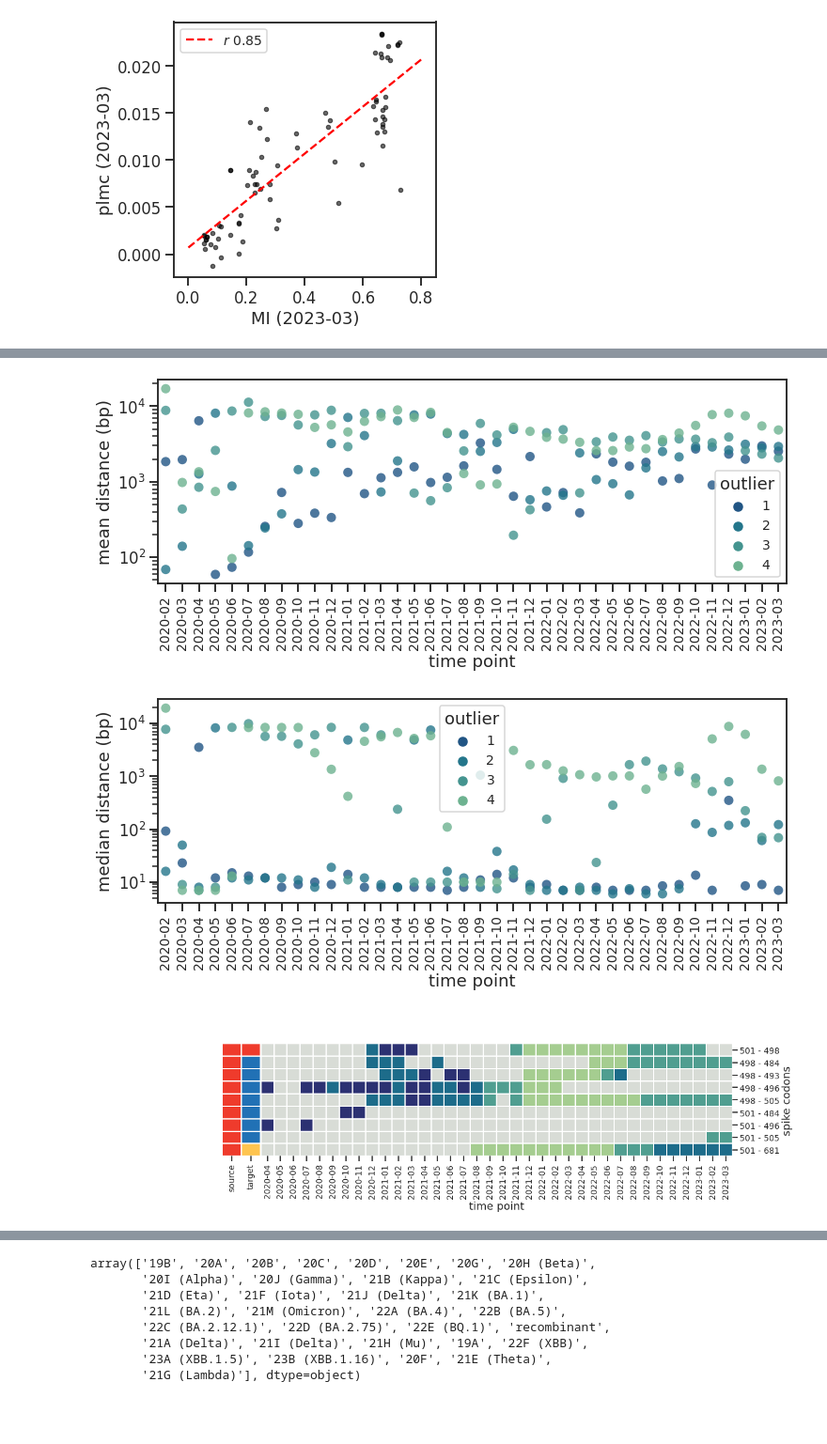
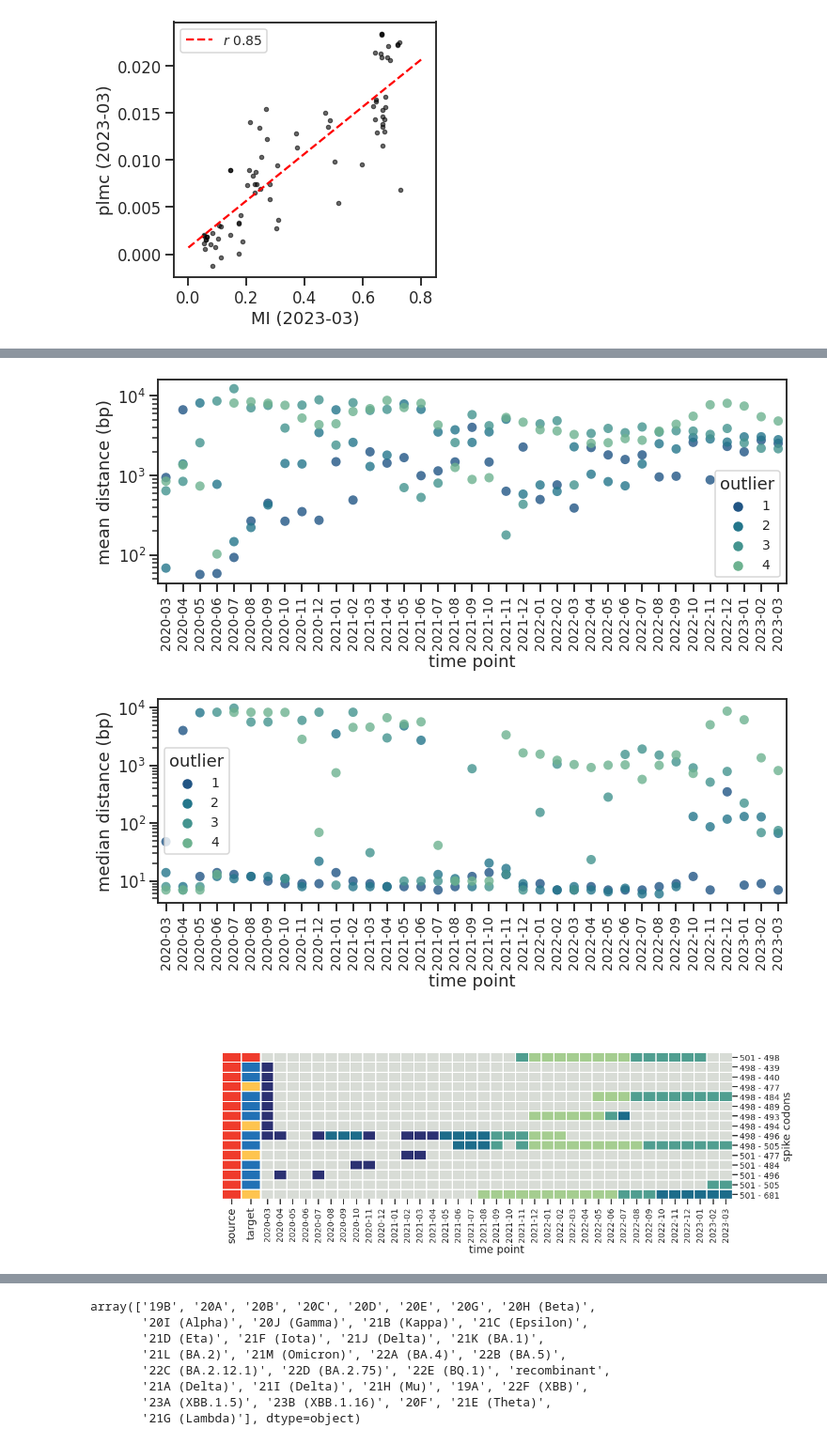
Before and after one commit to microbial-pangenomes-lab/2022_sarscov2_epistasis, a Jupyter notebook: notebooks/figure_3.ipynb, the cells around one changed output, grey strips where cells are left out. Shown at 94% size. Cells and saved outputs as stored; diff of their text form; code cells hidden in the pictures; blank space fills up the shorter version.

Commit message:
Figures updates

```diff
--- a/notebooks/figure_3.ipynb
+++ b/notebooks/figure_3.ipynb
@@ -89,10 +89,13 @@ no_time = read_mi(f'../out/time-subsets-notime/2023-03/mi_annotated.tsv.gz',
                   date=True)
 # %%
 df = []
-for name in os.listdir('../out/time-subsets/'):
-    df.append(read_mi(f'../out/time-subsets/{name}/mi_annotated.tsv.gz',
-                      name,
-                      date=True))
+for name in os.listdir('../out/time-filtered-subsets/'):
+    try:
+        df.append(read_mi(f'../out/time-filtered-subsets/{name}/mi_annotated.tsv.gz',
+                          name,
+                          date=True))
+    except FileNotFoundError:
+        pass
 df = pd.concat(df)
 # %%
 df.groupby(['year', 'month'])['pos_source'].count()
@@ -476,7 +415,7 @@ plt.savefig('time_6.svg',
             bbox_inches='tight',
             transparent=True);
 # %% [output]
-[figure, old version]
+[figure, new version]
 # %%
 dist = df.groupby(['name', 'outlier'])['distance'].median().reset_index()
 # %%
@@ -512,10 +451,11 @@ plt.savefig('time_7.svg',
             bbox_inches='tight',
             transparent=True);
 # %% [output]
-[figure, old version]
+[figure, new version]
 # %%
 s1 = df[(~df['name'].isin(['2020-02',
-                           '2020-03'])) &
+                           # '2020-03'
+                          ])) &
         (df['gene_source'] == 'S') &
         (df['gene_target'] == 'S') &
         ((df['feature_codon_source'] == 501) &
@@ -526,10 +466,12 @@ s1 = s1.pivot_table(index=['feature_codon_source',
                    columns='name',
                    values='outlier',
                    aggfunc=max).reindex(columns=sorted(df[~df['name'].isin(['2020-02',
-                                                                            '2020-03'])]['name'].unique()))
+                                                                            # '2020-03'
+                                                                           ])]['name'].unique()))
 # %%
 s2 = df[(~df['name'].isin(['2020-02',
-                           '2020-03'])) &
+                           # '2020-03'
+                          ])) &
         (df['gene_source'] == 'S') &
         (df['gene_target'] == 'S') &
         ((df['feature_codon_source'].isin(AFFINITY)) &
@@ -540,6 +482,7 @@ s2 = s2.pivot_table(index=['feature_codon_source',
                    columns='name',
                    values='outlier',
                    aggfunc=max).reindex(columns=sorted(df[~df['name'].isin(['2020-02',
-                                                                            '2020-03'])]['name'].unique()))
+                                                                            # '2020-03'
+                                                                           ])]['name'].unique()))
 # %%
 s3 = df[(~df['name'].isin(['2020-02',
@@ -586,36 +531,36 @@ cm = sns.clustermap(s, cmap=cmap,
                     row_cluster=False, col_cluster=False,
                     row_colors=pd.DataFrame([[a, b] for a, b in zip(colors1, colors2)],
                                             columns=['source', 'target'],
                                             index=s.index),
                     linewidths=0.005,
                     cbar_pos=None,
-                    figsize=(17, 5),
+                    figsize=(17, 6),
                     vmin=1, vmax=4)
 
 cm.ax_heatmap.set_xlabel('time point')
 cm.ax_heatmap.set_ylabel('spike codons')
 
 cm.ax_heatmap.set_xticks([x + 0.5 for x in range(s.shape[1])],
                          s.columns,
                          fontsize=14)
 cm.ax_heatmap.set_yticks([x + 0.5 for x in range(s.shape[0])],
                          [f'{int(x)} - {int(y)}' for x, y in s.index],
                          fontsize=14)
 
 cm.ax_row_colors.set_xticks([0.5, 1.5],
                             ['source', 'target'],
-                            fontsize=14)
+                            fontsize=18)
 
 plt.savefig('time_8.png',
             dpi=300,
             bbox_inches='tight',
             transparent=True)
 plt.savefig('time_8.svg',
             dpi=300,
             bbox_inches='tight',
             transparent=True);
 # %% [output]
-[figure, old version]
+[figure, new version]
 # %%
 s = df[(df['gene_source'] == 'S') &
        (df['gene_target'] == 'S') &
```
Also changed, not shown: parts of 11 cells of this notebook, 3 other files.
